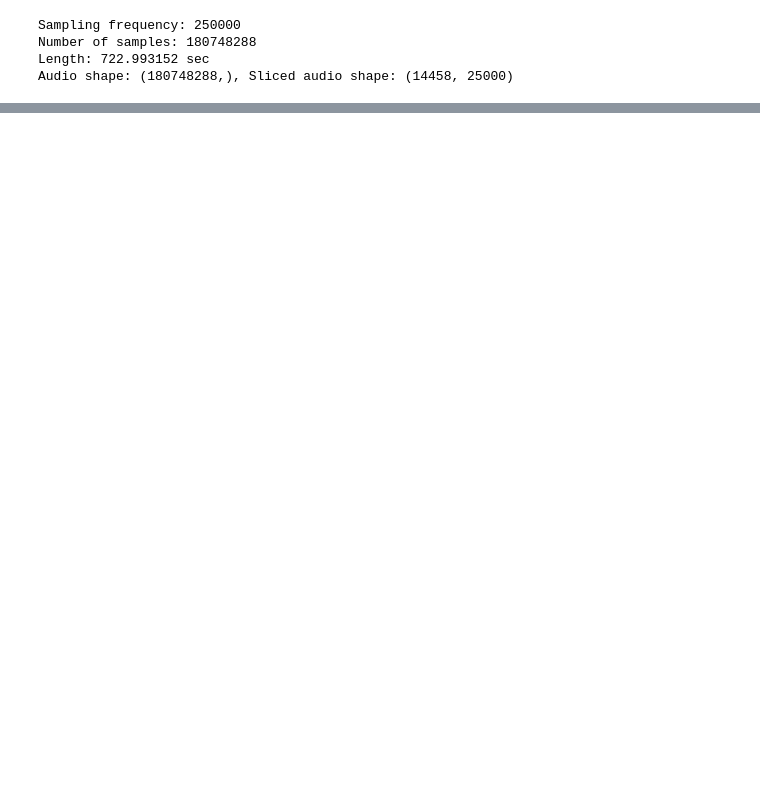
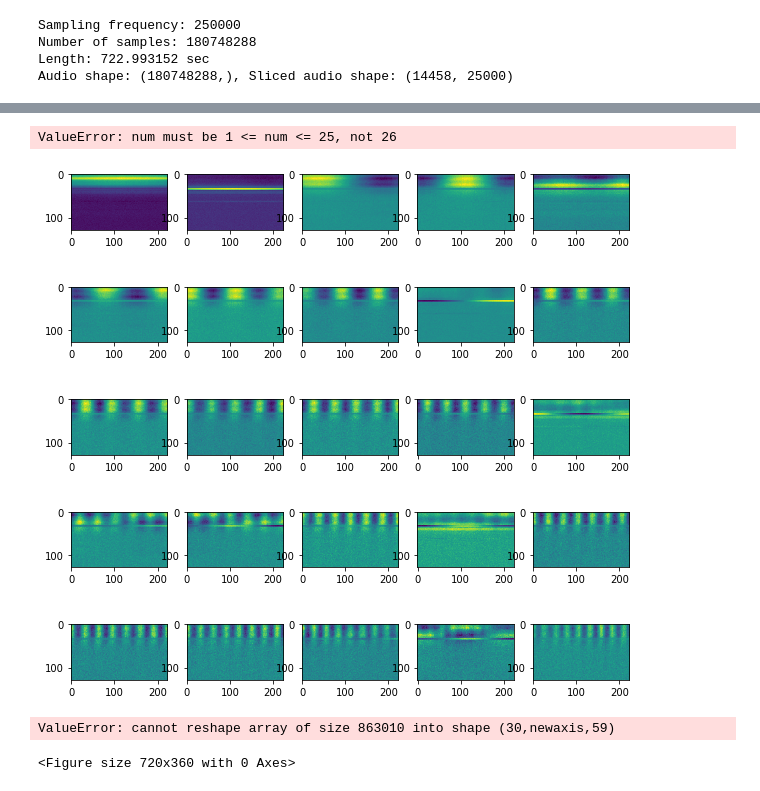
Before and after one commit to grace3999/USV_Python, a Jupyter notebook: Notebooks/Spectrogram.ipynb, the cells around one changed output, grey strips where cells are left out. Cells and saved outputs as stored; diff of their text form; code cells hidden in the pictures; blank space fills up the shorter version.

```diff
--- a/Notebooks/Spectrogram.ipynb
+++ b/Notebooks/Spectrogram.ipynb
@@ -147,3 +193,26 @@ spec_slices_df.info()
+# %%
+plt.figure(figsize = (10,10))
+for i in range(30):
+    plt.subplot(5,5,i+1)
+    plt.imshow(u[i])
+# %% [output]
+ValueError: num must be 1 <= num <= 25, not 26
+[figure, added]
+# %%
+# plot first ten components
+plt.figure(figsize = (10,5))
+m = 60
+spec_dim = [60,59]
+u = pca.components_[:,:].reshape(30,-1,m-1)
+for i in range(10):
+    plt.subplot(2,5,i+1)
+    # we are rescaling between 0 and 1 before plotting
+    plt.imshow((np.squeeze(np.flipud(u[i,:,:])-u.min()))/(u.max() - u.min()), vmin = 0, vmax = 1,cmap = 'viridis')
+    #PlotSpecgram(u[i,:,:],freqs[:m],bins)
+    plt.title('Mode '+str(i+1))
+# %% [output]
+ValueError: cannot reshape array of size 863010 into shape (30,newaxis,59)
+<Figure size 720x360 with 0 Axes>
 # %%
 # center and scale the data
 scaler = StandardScaler()
```
Also changed, not shown: parts of 27 cells of this notebook.
